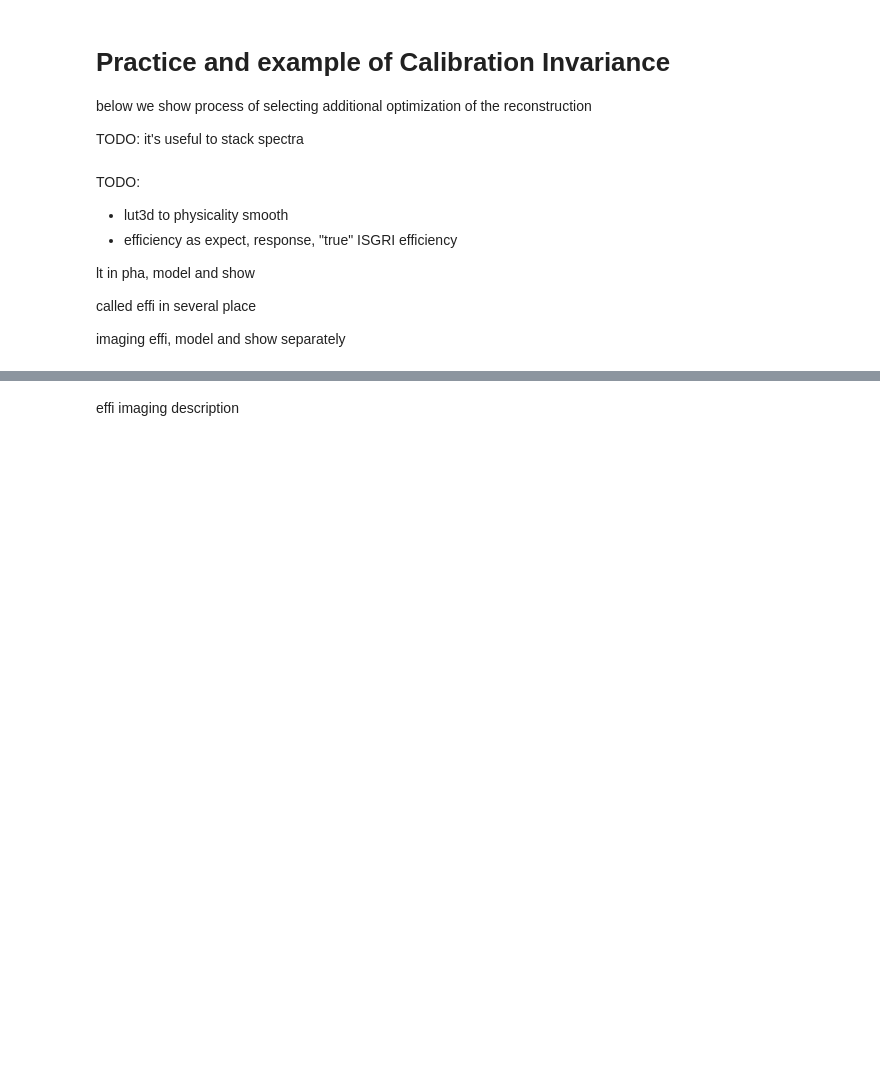
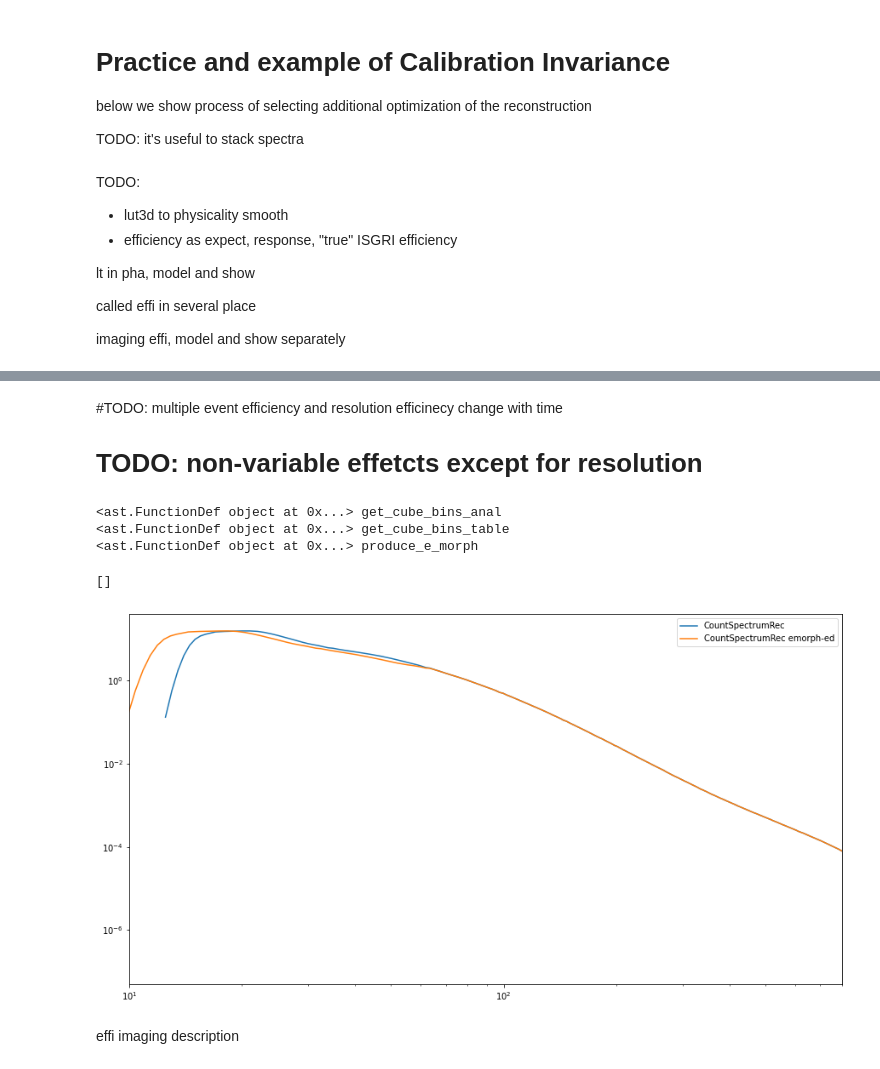
Before and after one commit to volodymyrss/integral-ibis-isgri-le-response, a Jupyter notebook: book/effi-rsp-lut2.ipynb, the cells around one changed output, grey strips where cells are left out. Drawn from its saved outputs; the diff is of its cells as text; code cells hidden in the pictures; blank space fills up the shorter version.

Commit message:
upload function

```diff
--- a/book/effi-rsp-lut2.ipynb
+++ b/book/effi-rsp-lut2.ipynb
@@ -475,3 +496,65 @@ assuming no systematic errors. Probably ok
+# %% [markdown]
+#TODO: multiple event efficiency and resolution efficinecy change with time
+
+# TODO: non-variable effetcts except for resolution
+# %%
+# sys.path.insert(0, os.path.join(os.getcwd(), '../dda-ddosa'))
+# sys.path.insert(0, os.path.join(os.getcwd(), '../dda-eddosa'))
+# sys.path.insert(0, os.path.join(os.getcwd(), '../eddosa_tools/fit1d'))
+# sys.path.insert(0, os.path.join(os.getcwd(), '../dda-ddosa11calib'))
+# sys.path.insert(0, os.path.join(os.getcwd(), '../dda-ltdata'))
+# os.environ['COMMON_INTEGRAL_SOFTDIR'] = ""
+
+import ast
+mod_text = open("../dda-ddosa11calib/ddosa11calib.py").read()
+mod = ast.parse(mod_text)
+
+produce_e_morph_def = None
+
+for i in mod.body:
+    if isinstance(i, ast.FunctionDef):
+        print(i, i.name)
+        if i.name == "produce_e_morph":
+            produce_e_morph_def = i
+
+func_body = "\n".join(mod_text.split('\n')[produce_e_morph_def.lineno-1:produce_e_morph_def.end_lineno])
+open('func_body.py', 'w').write("""
+import numpy as np
+""" + func_body)
+
+import func_body
+importlib.reload(func_body)
+
+emorph, _ = func_body.produce_e_morph(3000, 3001)
+# this time-dependent variable
+
+
+plt.figure(figsize=(15, 8))
+plt.plot(
+    ce1,
+    rate/(ce2-ce1),
+    label='CountSpectrumRec'
+)
+
+plt.plot(
+    emorph(ce1),
+    rate/(emorph(ce2)-emorph(ce1)),
+    label='CountSpectrumRec emorph-ed'
+)
+
+plt.legend()
+
+plt.xlim([10, 800])
+
+plt.loglog()
+
+#TODO: compute spectrum with modiied RSP. compute spectrum with non-modified RSP. several time moments
+# %% [output]
+<ast.FunctionDef object at 0x...> get_cube_bins_anal
+<ast.FunctionDef object at 0x...> get_cube_bins_table
+<ast.FunctionDef object at 0x...> produce_e_morph
+[]
+[figure, added]
 # %% [markdown]
 effi imaging description
 # %% [markdown]
```
Also changed, not shown: parts of 6 cells of this notebook, 1 other file.
